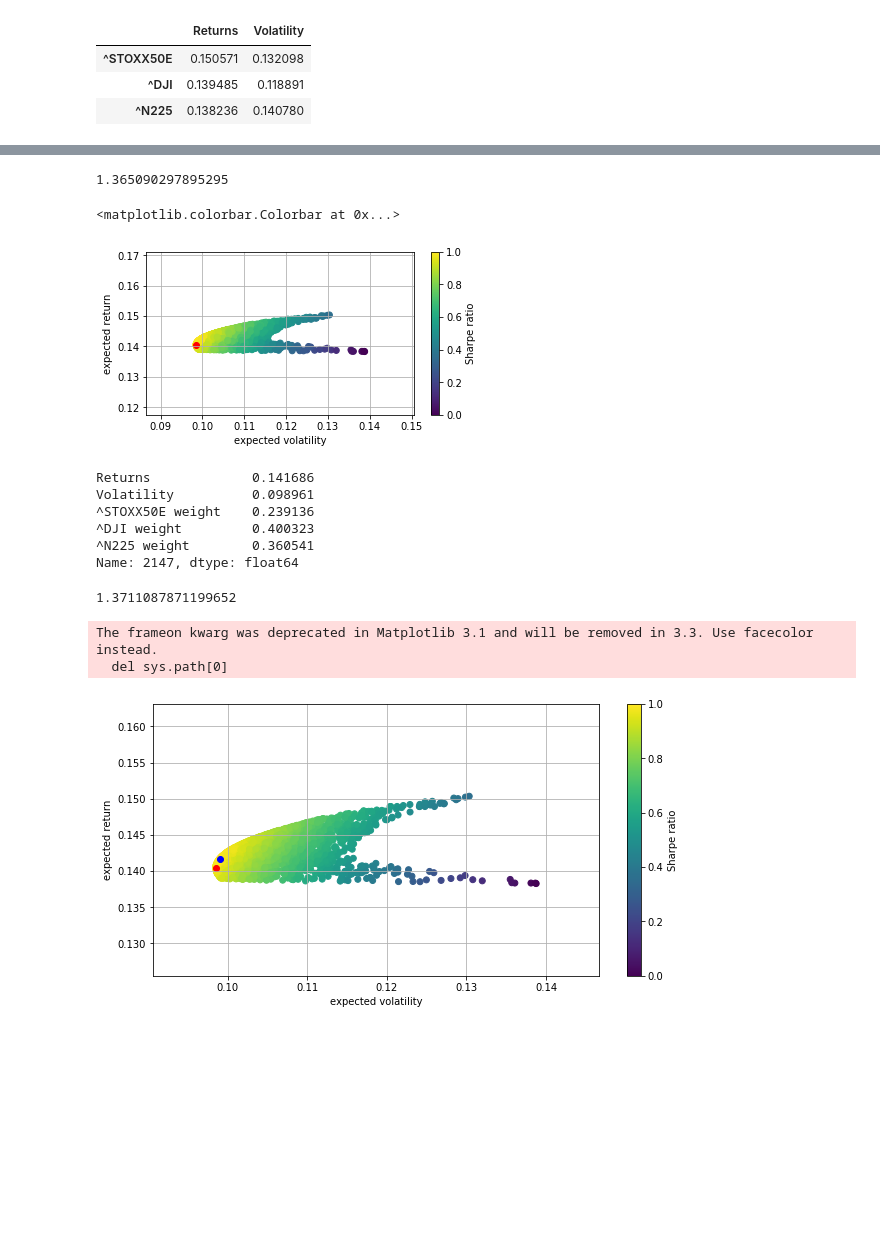
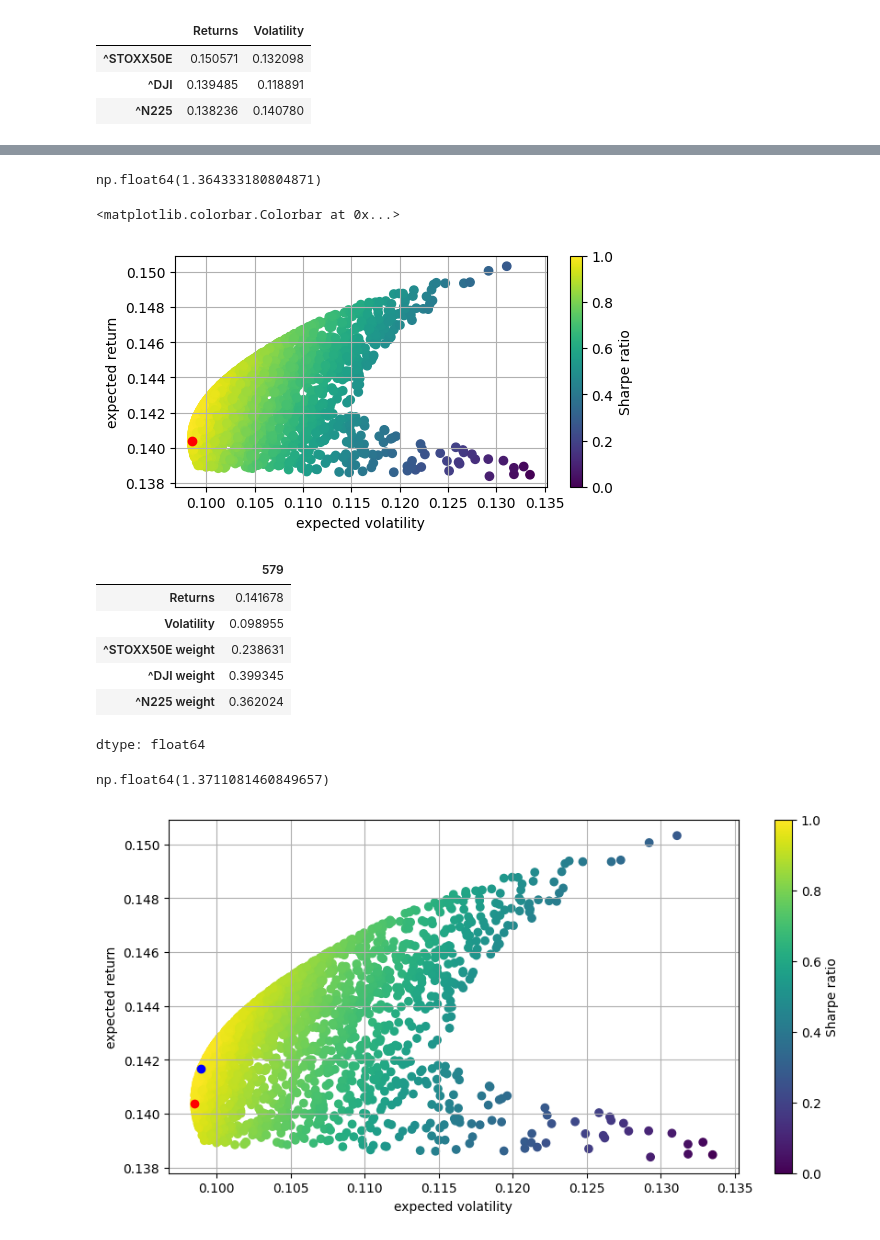
Before and after one commit to noman576/Emerging-Market-Premium-python., a Jupyter notebook: Final_Developed.ipynb, the cells around one changed output, grey strips where cells are left out. Cells and saved outputs as stored; diff of their text form; code cells hidden in the pictures; blank space fills up the shorter version.

Commit message:
Update Yahoo Finance data retrieval

```diff
--- a/Final_Developed.ipynb
+++ b/Final_Developed.ipynb
@@ -13,10 +13,3 @@ rf = 0.006
 # Creating a list-variable for the chosen indices
 symbols = ['^STOXX50E','^DJI','^N225']
 noa = len(symbols)
-# %%
-# Import of financial data from Yahoo Finance
-prices = pd.DataFrame()
-for sym in symbols:
-    prices[sym] = web.DataReader(sym, data_source='yahoo',start='31/12/2018',end ='31/12/2019')['Adj Close']
-prices = prices.dropna()
-prices.head()
@@ -30,0 +36,20 @@ prices.head()
+# %%
+import yfinance as yf
+import pandas as pd
+
+# Download historical adjusted prices from Yahoo Finance
+prices = pd.DataFrame()
+
+for sym in symbols:
+    data = yf.download(
+        sym,
+        start="2018-12-31",
+        end="2020-01-01",
+        auto_adjust=True,
+        progress=False
+    )
+
+    prices[sym] = data["Close"].squeeze()
+
+prices = prices.dropna()
+prices.head()
@@ -123,7 +159,7 @@ Name: 727, dtype: float64
 sharpe_ratio_mvp = (min_var_port["Returns"] - rf) / min_var_port["Volatility"]
 sharpe_ratio_mvp
 # %% [output]
-1.365090297895295
+np.float64(1.364333180804871)
 # %%
 # Visualization of the MVP into the portfolio figure with a red point
 plt.subplots(figsize=(6,3))
@@ -135,39 +171,35 @@ plt.ylabel('expected return')
 plt.colorbar(label='Sharpe ratio')
 # %% [output]
 <matplotlib.colorbar.Colorbar at 0x...>
-[figure, old version]
+[figure, new version]
 # %%
 # The portfolio with the maximum sharpe ratio is saved in the variable optimal_risky_portfolio and the summary is shown below
 optimal_risky_portfolio = portfolios.iloc[((portfolios["Returns"]-rf)/portfolios["Volatility"]).idxmax()]
 optimal_risky_portfolio
 # %% [output]
+|  | 579 |
+| Returns | 0.141678 |
+| Volatility | 0.098955 |
+| ^STOXX50E weight | 0.238631 |
+| ^DJI weight | 0.399345 |
+| ^N225 weight | 0.362024 |
-Returns             0.141686
-Volatility          0.098961
-^STOXX50E weight    0.239136
-^DJI weight         0.400323
-^N225 weight        0.360541
-Name: 2147, dtype: float64
+dtype: float64
 # %%
 sharpe_ratio = (optimal_risky_portfolio["Returns"] - rf) / optimal_risky_portfolio["Volatility"]
 sharpe_ratio
 # %% [output]
-1.3711087871199652
+np.float64(1.3711081460849657)
 # %%
 # Visualization of the optimal risky portfolio into the previous figure with a blue point
 plt.subplots(figsize=(10,5))
 plt.scatter(portfolios["Volatility"], portfolios["Returns"], c = portfolios["Returns"]/portfolios["Volatility"])
 plt.scatter(min_var_port[1], min_var_port[0], color="r")
 plt.scatter(optimal_risky_portfolio[1], optimal_risky_portfolio[0], color="b")
 plt.grid(True)
 plt.xlabel('expected volatility')
 plt.ylabel('expected return')
 plt.colorbar(label='Sharpe ratio')
 # Safe the figure to the computer (optional)
-plt.savefig("port_dev", dpi=None, facecolor='w', edgecolor='w',
-        orientation='portrait', papertype=None, format=None,
-        transparent=False, bbox_inches=None, pad_inches=0.1,
-        frameon=None, metadata=None)
+plt.savefig("port_emerg.png", dpi=300, bbox_inches="tight")
 # %% [output]
-The frameon kwarg was deprecated in Matplotlib 3.1 and will be removed in 3.3. Use facecolor instead.
-  del sys.path[0]
-[figure, old version]
+[figure, new version]
```
Also changed, not shown: parts of 7 cells of this notebook.
